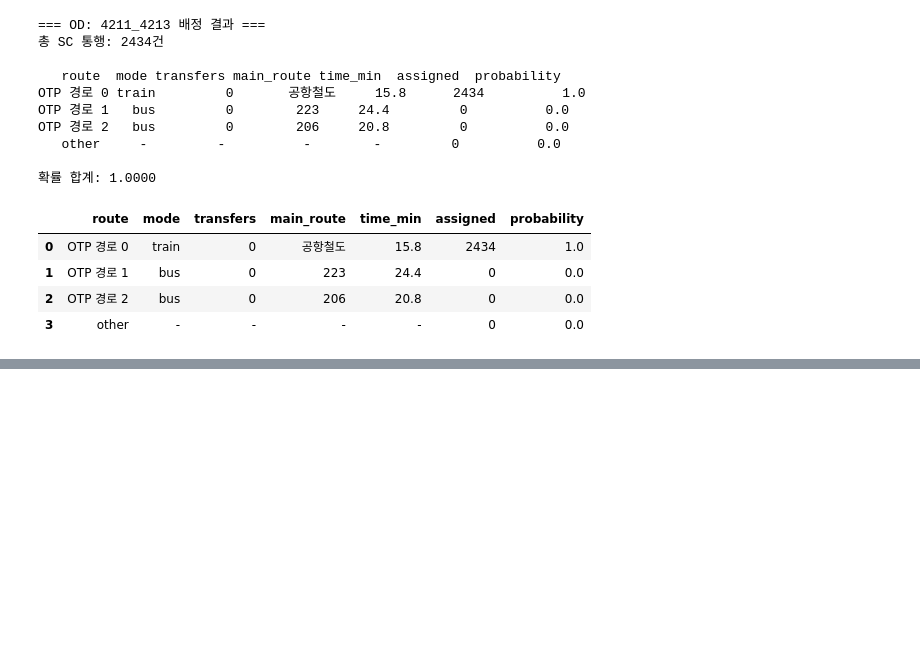
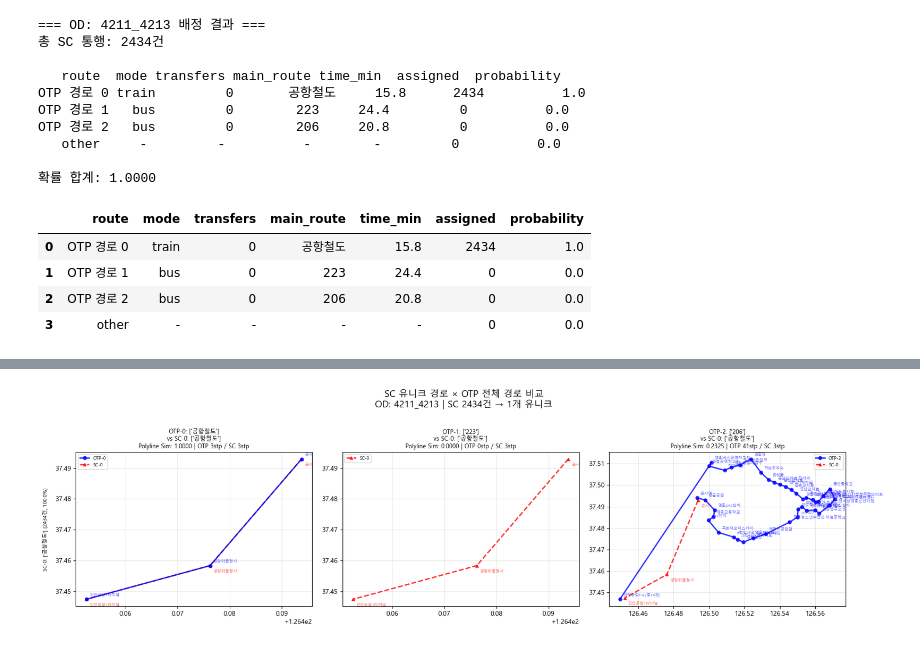
Before and after one commit to Minsu0814/gtx_route_choice_simulation, a Jupyter notebook: code/similarity_test_10od.ipynb, the cells around one changed output, grey strips where cells are left out. Drawn from its saved outputs; the diff is of its cells as text; code cells hidden in the pictures; blank space fills up the shorter version.

```diff
--- a/code/similarity_test_10od.ipynb
+++ b/code/similarity_test_10od.ipynb
@@ -727,0 +788,77 @@ plt.show()
+# %%
+# SC 유니크 경로 × OTP 전체 경로 그리드 비교 시각화
+# 행: SC 유니크 경로 / 열: OTP 경로 / 각 셀: 폴리라인 오버레이 + 유사도
+
+test_od = sample_od_list[0]  # 4211_4213
+itins = otp_results.get(test_od, [])
+sc_trips = tcn_sample[tcn_sample['od_pair'] == test_od]
+
+# SC 유니크 경로 추출
+unique_sc = get_unique_sc_routes(sc_trips, gtfs_lookup=gtfs, max_unique=5)
+
+# OTP 경로 파싱 (GTFS 확장)
+otp_parsed_list = [parse_otp_itinerary(itin, gtfs_lookup=gtfs) for itin in itins]
+
+n_sc = len(unique_sc)
+n_otp = len(otp_parsed_list)
+
+print(f"OD: {test_od}")
+print(f"SC 유니크 경로: {n_sc}개 | OTP 경로: {n_otp}개")
+print(f"→ {n_sc} × {n_otp} = {n_sc * n_otp}개 비교\n")
+
+# 그리드 생성
+fig, axes = plt.subplots(n_sc, n_otp, figsize=(6 * n_otp, 5 * n_sc), squeeze=False)
+
+for row_idx, sc_info in enumerate(unique_sc):
+    sc_parsed = sc_info['parsed']
+    sc_full = sc_parsed.get('full_stop_coords', [])
+    sc_label = f"SC-{row_idx}: {sc_info['routes']} ({sc_info['count']}건, {sc_info['count']/len(sc_trips)*100:.1f}%)"
+
+    for col_idx, otp_parsed in enumerate(otp_parsed_list):
+        ax = axes[row_idx][col_idx]
+        otp_full = otp_parsed.get('full_stop_coords', [])
+
+        # 폴리라인 유사도 계산
+        sim = compute_polyline_similarity(otp_full, sc_full)
+
+        # OTP 폴리라인 (파란색 실선)
+        if otp_full:
+            otp_lons = [c[2] for c in otp_full]
+            otp_lats = [c[1] for c in otp_full]
+            ax.plot(otp_lons, otp_lats, 'b-o', markersize=5, linewidth=2,
+                    label=f'OTP-{col_idx}', alpha=0.8, zorder=3)
+            # 정류장명 라벨 (OTP)
+            for name, lat, lon in otp_full:
+                ax.annotate(name, (lon, lat), textcoords="offset points",
+                           xytext=(5, 5), fontsize=6, color='blue', alpha=0.7)
+
+        # SC 폴리라인 (빨간색 점선)
+        if sc_full:
+            sc_lons = [c[2] for c in sc_full]
+            sc_lats = [c[1] for c in sc_full]
+            ax.plot(sc_lons, sc_lats, 'r--^', markersize=5, linewidth=2,
+                    label=f'SC-{row_idx}', alpha=0.8, zorder=2)
+            for name, lat, lon in sc_full:
+                ax.annotate(name, (lon, lat), textcoords="offset points",
+                           xytext=(5, -10), fontsize=6, color='red', alpha=0.7)
+
+        # 타이틀: OTP 경로 정보 + 유사도
+        otp_routes = otp_parsed.get('routes', [])
+        otp_stops = otp_parsed.get('stops', [])
+        ax.set_title(
+            f'OTP-{col_idx}: {otp_routes}\nvs SC-{row_idx}: {sc_info["routes"]}\n'
+            f'Polyline Sim: {sim:.4f} | OTP {len(otp_full)}stp / SC {len(sc_full)}stp',
+            fontsize=9
+        )
+        ax.legend(loc='best', fontsize=7)
+        ax.grid(True, alpha=0.3)
+
+        # 첫 열에만 y축 SC 라벨
+        if col_idx == 0:
+            ax.set_ylabel(sc_label, fontsize=8, rotation=90, labelpad=10)
+
+fig.suptitle(f'SC 유니크 경로 × OTP 전체 경로 비교\nOD: {test_od} | SC {len(sc_trips)}건 → {n_sc}개 유니크',
+             fontsize=14, y=1.02)
+plt.tight_layout()
+plt.show()
+# %% [output]
@@ -727,0 +868 @@ plt.show()
+[figure, added]
```
Also changed, not shown: parts of 23 cells of this notebook, 11 other files.
